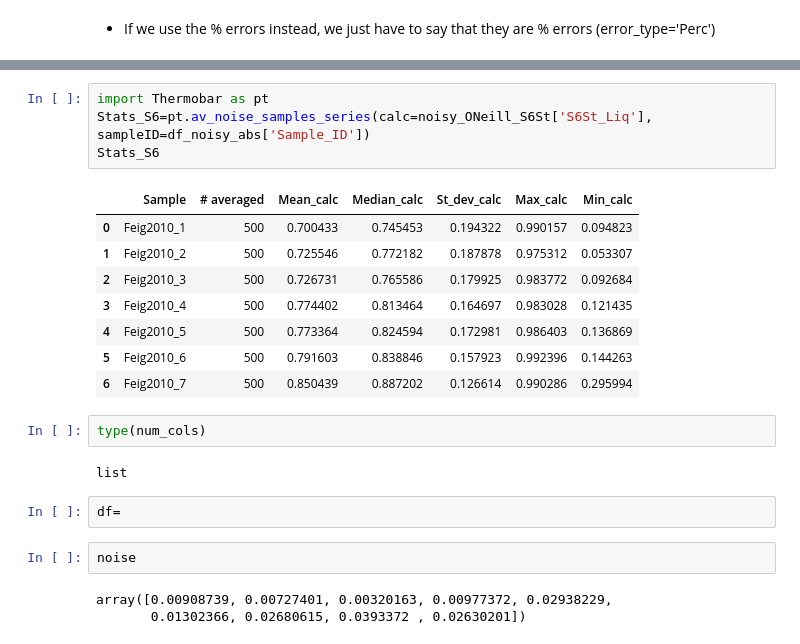
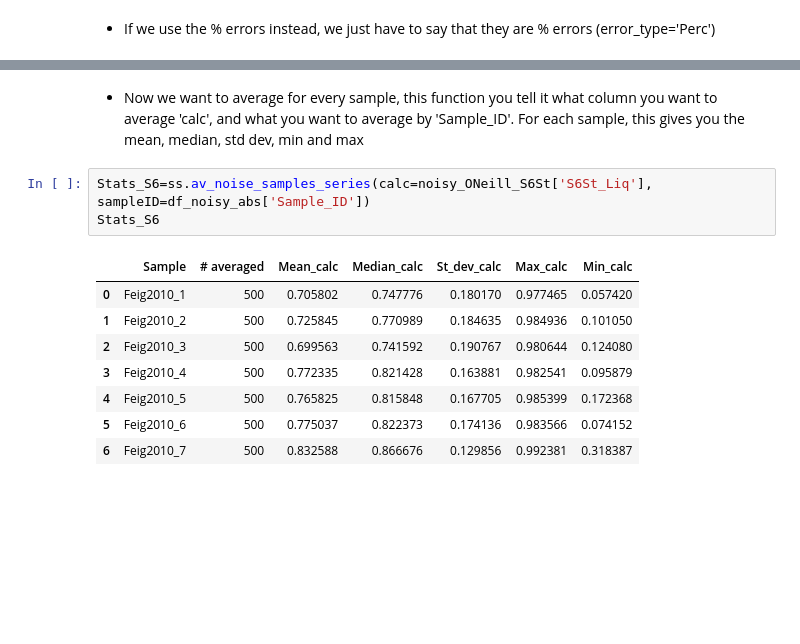
Before and after one commit to PennyWieser/PySulfSat, a Jupyter notebook: docs/Examples/Monte_Carlo_Simulations/Propagating_error.ipynb, the cells around one changed output, grey strips where cells are left out. Drawn from its saved outputs; the diff is of its cells as text; blank space fills up the shorter version.

```diff
--- a/docs/Examples/Monte_Carlo_Simulations/Propagating_error.ipynb
+++ b/docs/Examples/Monte_Carlo_Simulations/Propagating_error.ipynb
@@ -112,25 +128,15 @@ noisy_ONeill_S6St.head()
 5 rows × 49 columns
+# %% [markdown]
+- Now we want to average for every sample, this function you tell it what column you want to average 'calc', and what you want to average by 'Sample_ID'. For each sample, this gives you the mean, median, std dev, min and max
 # %%
-import Thermobar as pt
-Stats_S6=pt.av_noise_samples_series(calc=noisy_ONeill_S6St['S6St_Liq'], sampleID=df_noisy_abs['Sample_ID'])
+Stats_S6=ss.av_noise_samples_series(calc=noisy_ONeill_S6St['S6St_Liq'], sampleID=df_noisy_abs['Sample_ID'])
 Stats_S6
 # %% [output]
 |  | Sample | # averaged | Mean_calc | Median_calc | St_dev_calc | Max_calc | Min_calc |
-| 0 | Feig2010_1 | 500 | 0.700433 | 0.745453 | 0.194322 | 0.990157 | 0.094823 |
-| 1 | Feig2010_2 | 500 | 0.725546 | 0.772182 | 0.187878 | 0.975312 | 0.053307 |
-| 2 | Feig2010_3 | 500 | 0.726731 | 0.765586 | 0.179925 | 0.983772 | 0.092684 |
-| 3 | Feig2010_4 | 500 | 0.774402 | 0.813464 | 0.164697 | 0.983028 | 0.121435 |
-| 4 | Feig2010_5 | 500 | 0.773364 | 0.824594 | 0.172981 | 0.986403 | 0.136869 |
-| 5 | Feig2010_6 | 500 | 0.791603 | 0.838846 | 0.157923 | 0.992396 | 0.144263 |
-| 6 | Feig2010_7 | 500 | 0.850439 | 0.887202 | 0.126614 | 0.990286 | 0.295994 |
+| 0 | Feig2010_1 | 500 | 0.705802 | 0.747776 | 0.180170 | 0.977465 | 0.057420 |
+| 1 | Feig2010_2 | 500 | 0.725845 | 0.770989 | 0.184635 | 0.984936 | 0.101050 |
+| 2 | Feig2010_3 | 500 | 0.699563 | 0.741592 | 0.190767 | 0.980644 | 0.124080 |
+| 3 | Feig2010_4 | 500 | 0.772335 | 0.821428 | 0.163881 | 0.982541 | 0.095879 |
+| 4 | Feig2010_5 | 500 | 0.765825 | 0.815848 | 0.167705 | 0.985399 | 0.172368 |
+| 5 | Feig2010_6 | 500 | 0.775037 | 0.822373 | 0.174136 | 0.983566 | 0.074152 |
+| 6 | Feig2010_7 | 500 | 0.832588 | 0.866676 | 0.129856 | 0.992381 | 0.318387 |
-# %%
-type(num_cols)
-# %% [output]
-list
-# %%
-df=
-# %%
-noise
-# %% [output]
-array([0.00908739, 0.00727401, 0.00320163, 0.00977372, 0.02938229,
-       0.01302366, 0.02680615, 0.0393372 , 0.02630201])
```
Also changed, not shown: parts of 35 cells of this notebook, 4 other files.
